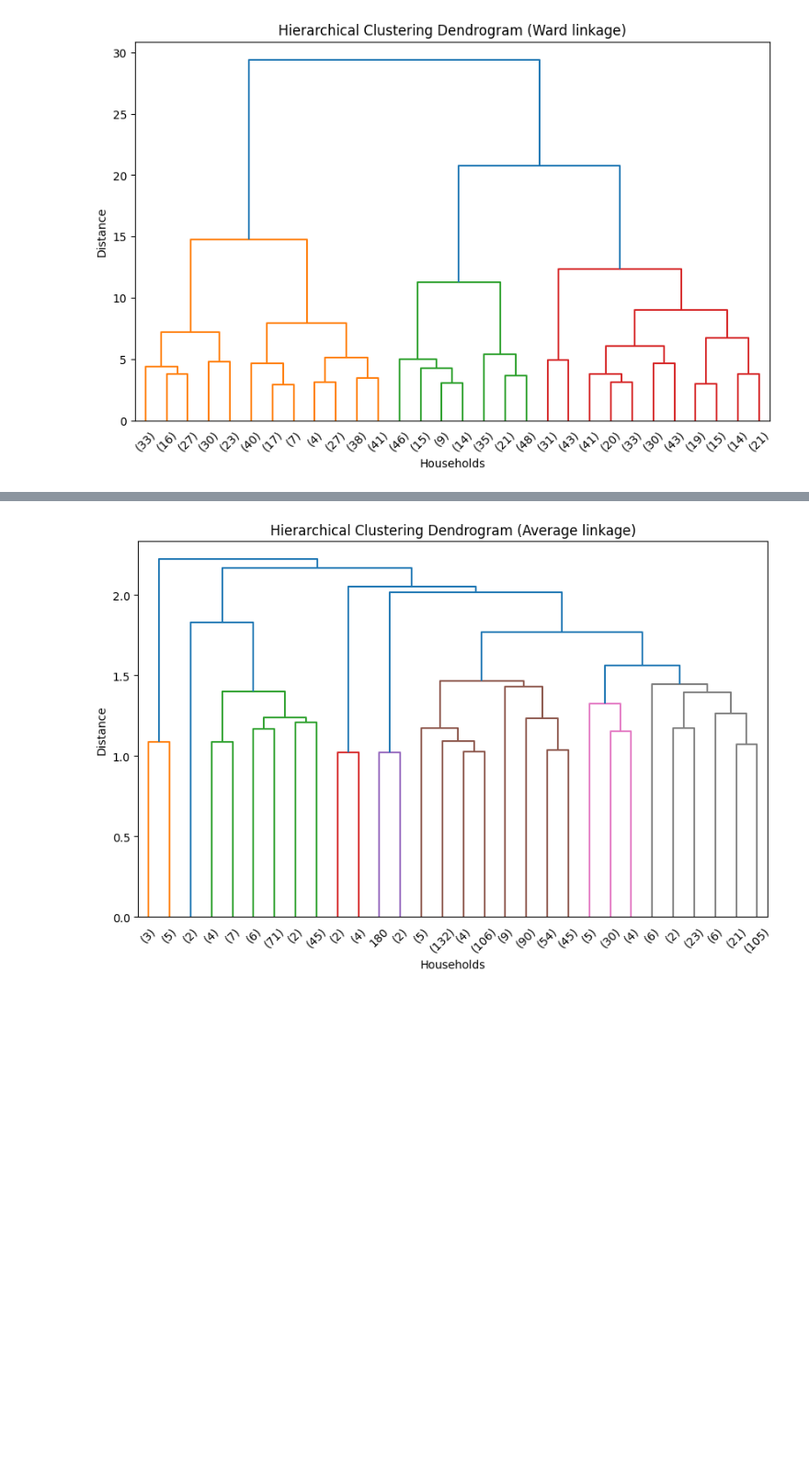
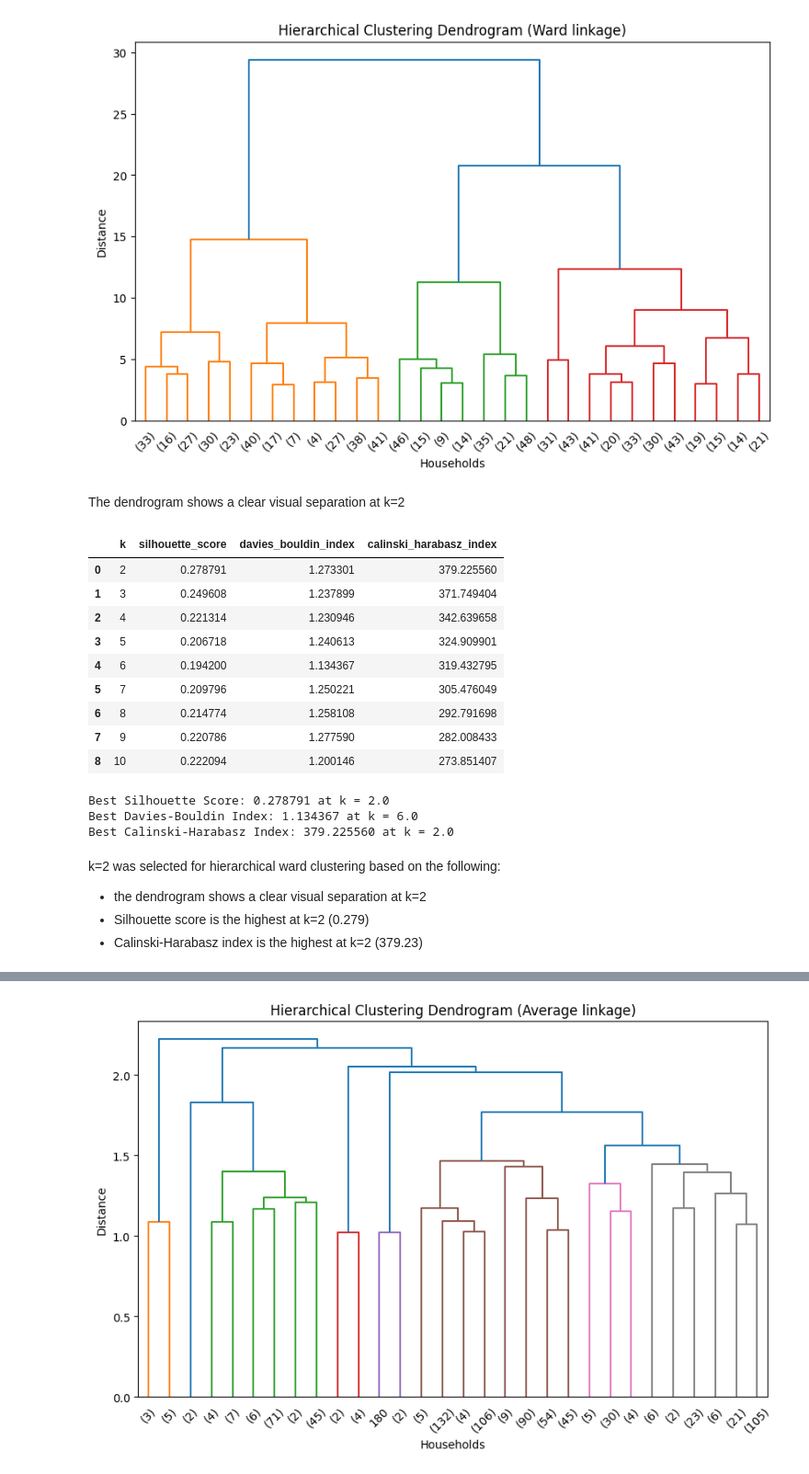
Before and after one commit to DATA601-CustSegment-Nov2025-to-Feb2026/New-CustSegment-Project, a Jupyter notebook: Customer_Segmentation_(Clustering_Algorithms_Benjamin).ipynb, the cells around one changed output, grey strips where cells are left out. Shown at 92% size. Drawn from its saved outputs; the diff is of its cells as text; code cells hidden in the pictures; blank space fills up the shorter version.

```diff
--- a/Customer_Segmentation_(Clustering_Algorithms_Benjamin).ipynb
+++ b/Customer_Segmentation_(Clustering_Algorithms_Benjamin).ipynb
@@ -539,3 +553,61 @@ plt.ylabel('Distance')
 plt.show()
 # %% [output]
 [figure]
+# %% [markdown]
+The dendrogram shows a clear visual separation at k=2
+# %%
+# Perform hierarchical ward clustering for each value of in k_range, and
+# store silhouette, Davies-Bouldin, and Calinski-Harabasz scores in 'rfm_hierarchical_ward_results' for comparison across different k.
+rfm_hierarchical_ward_results = []
+
+for k in k_range:
+    hierarchical_ward = AgglomerativeClustering(n_clusters=k, linkage='ward')
+    labels = hierarchical_ward.fit_predict(rfm_array)
+
+    rfm_hierarchical_ward_results.append({
+        'k': k,
+        'silhouette_score': silhouette_score(rfm_array, labels),
+        'davies_bouldin_index': davies_bouldin_score(rfm_array, labels),
+        'calinski_harabasz_index': calinski_harabasz_score(rfm_array, labels)
+    })
+
+# Convert to DataFrame
+rfm_hierarchical_ward_results_df = pd.DataFrame(rfm_hierarchical_ward_results)
+rfm_hierarchical_ward_results_df.head(10)
+# %% [output]
+|  | k | silhouette_score | davies_bouldin_index | calinski_harabasz_index |
+| 0 | 2 | 0.278791 | 1.273301 | 379.225560 |
+| 1 | 3 | 0.249608 | 1.237899 | 371.749404 |
+| 2 | 4 | 0.221314 | 1.230946 | 342.639658 |
+| 3 | 5 | 0.206718 | 1.240613 | 324.909901 |
+| 4 | 6 | 0.194200 | 1.134367 | 319.432795 |
+| 5 | 7 | 0.209796 | 1.250221 | 305.476049 |
+| 6 | 8 | 0.214774 | 1.258108 | 292.791698 |
+| 7 | 9 | 0.220786 | 1.277590 | 282.008433 |
+| 8 | 10 | 0.222094 | 1.200146 | 273.851407 |
+# %%
+# Highest Silhouette Score
+best_silhouette_idx = rfm_hierarchical_ward_results_df['silhouette_score'].idxmax()
+best_silhouette = rfm_hierarchical_ward_results_df.loc[best_silhouette_idx, ['k', 'silhouette_score']]
+
+# Lowest Davies-Bouldin Index
+best_dbi_idx = rfm_hierarchical_ward_results_df['davies_bouldin_index'].idxmin()
+best_dbi = rfm_hierarchical_ward_results_df.loc[best_dbi_idx, ['k', 'davies_bouldin_index']]
+
+# Highest Calinski-Harabasz Index
+best_chi_idx = rfm_hierarchical_ward_results_df['calinski_harabasz_index'].idxmax()
+best_chi = rfm_hierarchical_ward_results_df.loc[best_chi_idx, ['k', 'calinski_harabasz_index']]
+
+# Print results
+print(f"Best Silhouette Score: {best_silhouette['silhouette_score']:.6f} at k = {best_silhouette['k']}")
+print(f"Best Davies-Bouldin Index: {best_dbi['davies_bouldin_index']:.6f} at k = {best_dbi['k']}")
+print(f"Best Calinski-Harabasz Index: {best_chi['calinski_harabasz_index']:.6f} at k = {best_chi['k']}")
+# %% [output]
+Best Silhouette Score: 0.278791 at k = 2.0
+Best Davies-Bouldin Index: 1.134367 at k = 6.0
+Best Calinski-Harabasz Index: 379.225560 at k = 2.0
+# %% [markdown]
+k=2 was selected for hierarchical ward clustering based on the following:
+- the dendrogram shows a clear visual separation at k=2
+- Silhouette score is the highest at k=2 (0.279)
+- Calinski-Harabasz index is the highest at k=2 (379.23)
```
Also changed, not shown: parts of 45 cells of this notebook.
